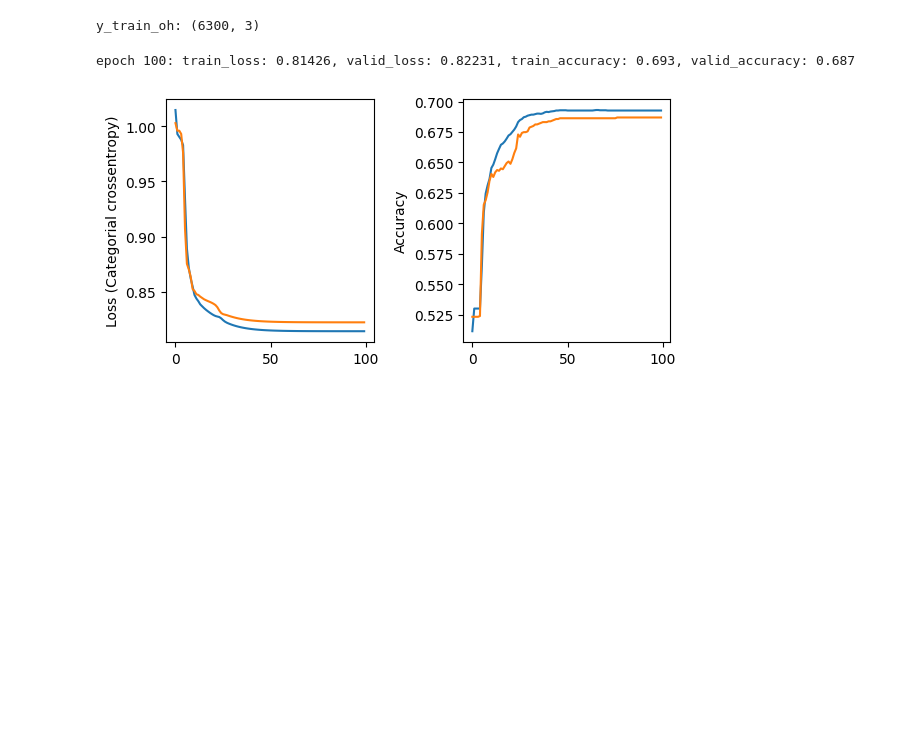
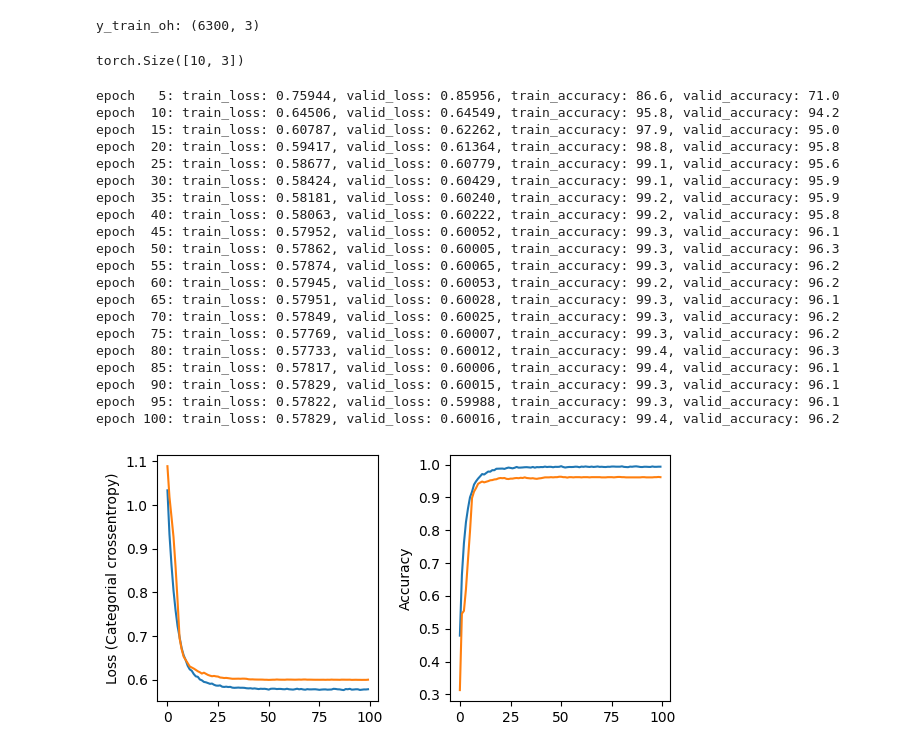
Before and after one commit to lohex/DeeplearningExamples, a Jupyter notebook: PyTorch_TimeSeriesClassification.ipynb, the cells around one changed output. Cells and saved outputs as stored; diff of their text form; code cells hidden in the pictures; blank space fills up the shorter version.

Commit message:
Fixed bugs
 train / evaluate mode in DCGAN
improved accuracy in classification by adopting network structure

```diff
--- a/PyTorch_TimeSeriesClassification.ipynb
+++ b/PyTorch_TimeSeriesClassification.ipynb
@@ -7,11 +7,4 @@ import matplotlib.pyplot as plt
 # %%
 import torch as torch
 import torch.nn as nn
-device = torch.device("cuda:0")
+cuda = torch.device("cuda:0")
-# %%
-m = nn.Conv1d(16, 8, 3, stride=2)
-inp = torch.randn(100, 16, 60)
-out = m(inp)
-print(out.shape)
-n = nn.Linear(29,29)
-n(out).shape
@@ -208,9 +239,32 @@ class Classifier(nn.Module):
+# %%
+model = Classifier(drop_rate=0.15)
+model(torch.rand(10,1,288)).shape
+# %% [output]
+torch.Size([10, 3])
 # %%
-model = Classifier()
-model.fit(x_train,y_train_oh,100,batch_size=256)
+model.fit(x_train,y_train_oh,100,report_stps=5,batch_size=512,gamma=0.92,patience=10)
 # %% [output]
-epoch 100: train_loss: 0.81426, valid_loss: 0.82231, train_accuracy: 0.693, valid_accuracy: 0.687
+epoch   5: train_loss: 0.75944, valid_loss: 0.85956, train_accuracy: 86.6, valid_accuracy: 71.0
+epoch  10: train_loss: 0.64506, valid_loss: 0.64549, train_accuracy: 95.8, valid_accuracy: 94.2
+epoch  15: train_loss: 0.60787, valid_loss: 0.62262, train_accuracy: 97.9, valid_accuracy: 95.0
+epoch  20: train_loss: 0.59417, valid_loss: 0.61364, train_accuracy: 98.8, valid_accuracy: 95.8
+epoch  25: train_loss: 0.58677, valid_loss: 0.60779, train_accuracy: 99.1, valid_accuracy: 95.6
+epoch  30: train_loss: 0.58424, valid_loss: 0.60429, train_accuracy: 99.1, valid_accuracy: 95.9
+epoch  35: train_loss: 0.58181, valid_loss: 0.60240, train_accuracy: 99.2, valid_accuracy: 95.9
+epoch  40: train_loss: 0.58063, valid_loss: 0.60222, train_accuracy: 99.2, valid_accuracy: 95.8
+epoch  45: train_loss: 0.57952, valid_loss: 0.60052, train_accuracy: 99.3, valid_accuracy: 96.1
+epoch  50: train_loss: 0.57862, valid_loss: 0.60005, train_accuracy: 99.3, valid_accuracy: 96.3
+epoch  55: train_loss: 0.57874, valid_loss: 0.60065, train_accuracy: 99.3, valid_accuracy: 96.2
+epoch  60: train_loss: 0.57945, valid_loss: 0.60053, train_accuracy: 99.2, valid_accuracy: 96.2
+epoch  65: train_loss: 0.57951, valid_loss: 0.60028, train_accuracy: 99.3, valid_accuracy: 96.1
+epoch  70: train_loss: 0.57849, valid_loss: 0.60025, train_accuracy: 99.3, valid_accuracy: 96.2
+epoch  75: train_loss: 0.57769, valid_loss: 0.60007, train_accuracy: 99.3, valid_accuracy: 96.2
+epoch  80: train_loss: 0.57733, valid_loss: 0.60012, train_accuracy: 99.4, valid_accuracy: 96.3
+epoch  85: train_loss: 0.57817, valid_loss: 0.60006, train_accuracy: 99.4, valid_accuracy: 96.1
+epoch  90: train_loss: 0.57829, valid_loss: 0.60015, train_accuracy: 99.3, valid_accuracy: 96.1
+epoch  95: train_loss: 0.57822, valid_loss: 0.59988, train_accuracy: 99.3, valid_accuracy: 96.1
+epoch 100: train_loss: 0.57829, valid_loss: 0.60016, train_accuracy: 99.4, valid_accuracy: 96.2
-[figure, old version]
+[figure, new version]
 # %%
 torch.save(model.state_dict(), 'best.pth')
 # %%
```
Also changed, not shown: parts of 5 cells of this notebook, 1 other file.
